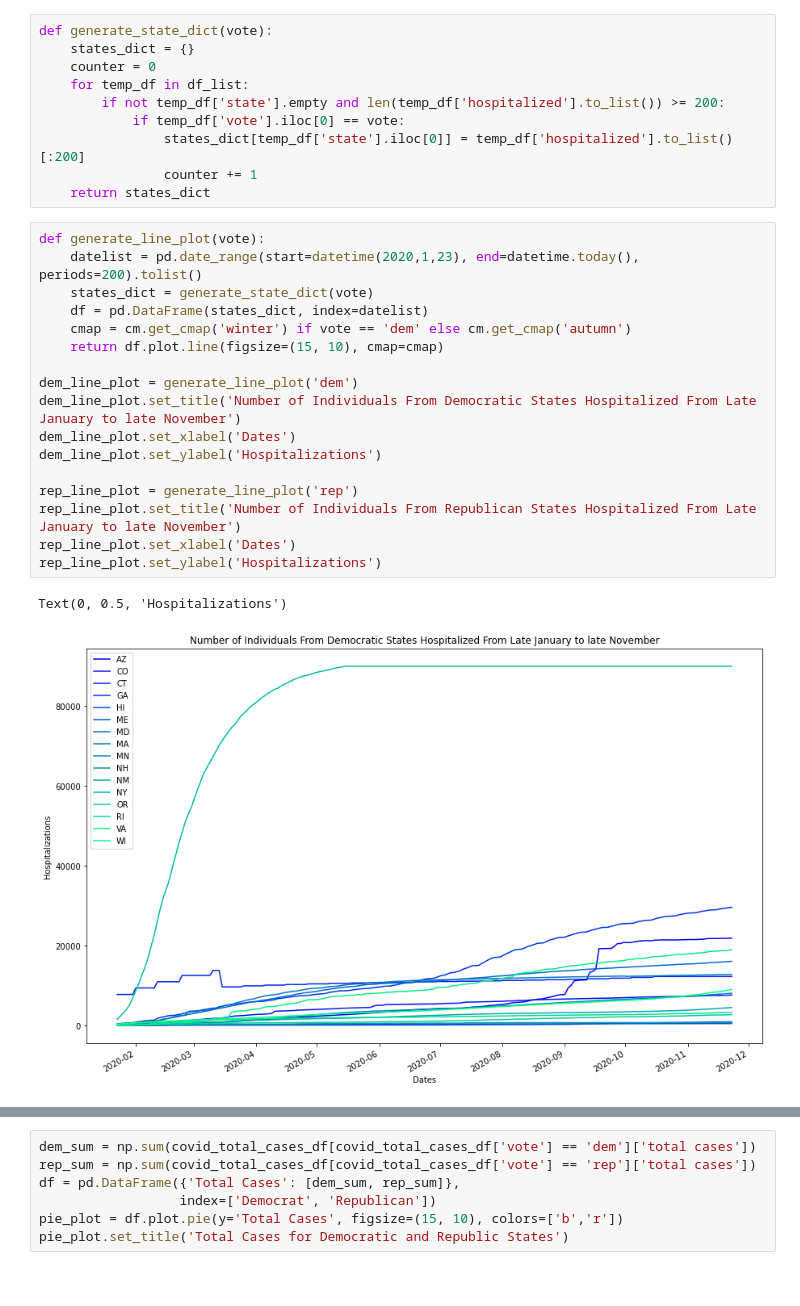
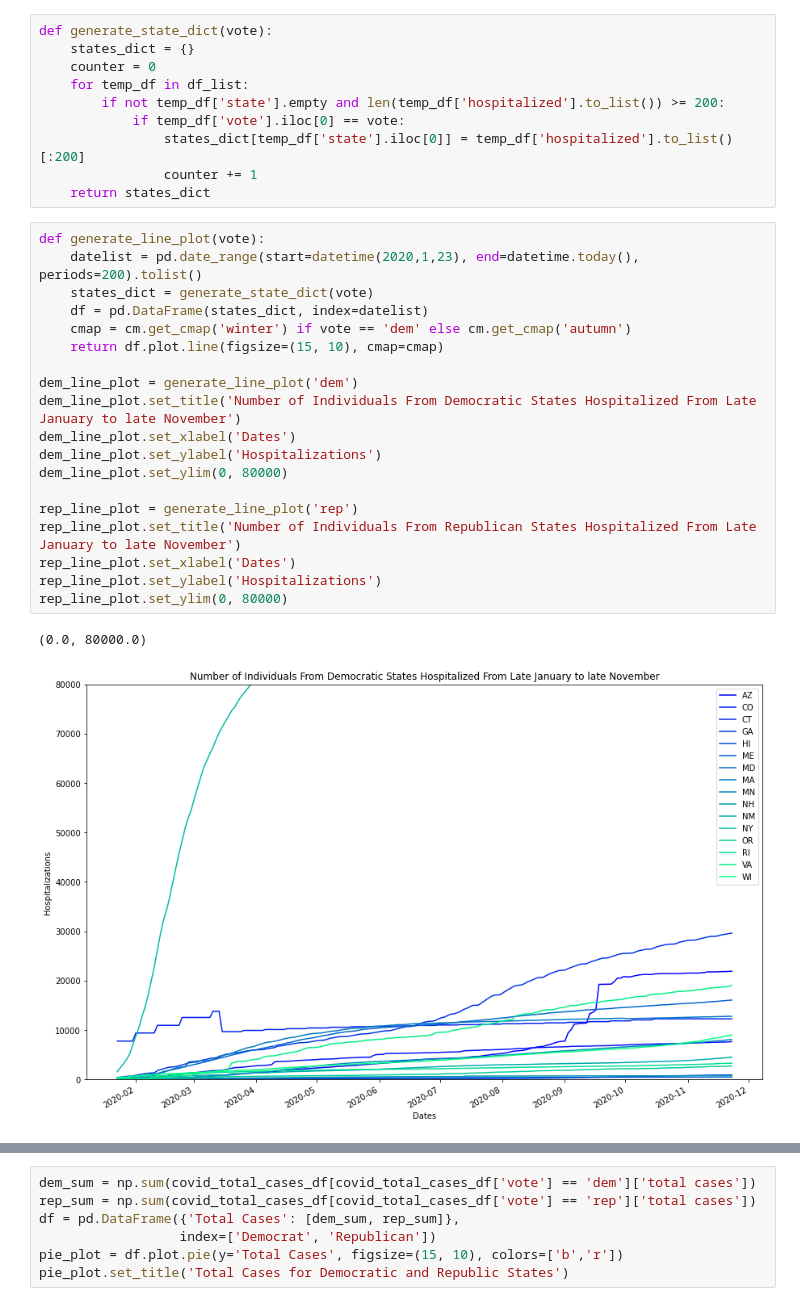
Before and after one commit to RicardoValdovinos/PolitiCovid19, a Jupyter notebook: main.ipynb, the cells around one changed output, grey strips where cells are left out. Saved outputs shown, nothing was run; the diff lists cells and outputs as text.

```diff
--- a/main.ipynb
+++ b/main.ipynb
@@ -526,20 +526,22 @@ def generate_state_dict(vote):
 # %%
 def generate_line_plot(vote):
     datelist = pd.date_range(start=datetime(2020,1,23), end=datetime.today(), periods=200).tolist()
     states_dict = generate_state_dict(vote)
     df = pd.DataFrame(states_dict, index=datelist)
     cmap = cm.get_cmap('winter') if vote == 'dem' else cm.get_cmap('autumn')
     return df.plot.line(figsize=(15, 10), cmap=cmap)
 
 dem_line_plot = generate_line_plot('dem')
 dem_line_plot.set_title('Number of Individuals From Democratic States Hospitalized From Late January to late November')
 dem_line_plot.set_xlabel('Dates')
 dem_line_plot.set_ylabel('Hospitalizations')
+dem_line_plot.set_ylim(0, 80000)
 
 rep_line_plot = generate_line_plot('rep')
 rep_line_plot.set_title('Number of Individuals From Republican States Hospitalized From Late January to late November')
 rep_line_plot.set_xlabel('Dates')
 rep_line_plot.set_ylabel('Hospitalizations')
+rep_line_plot.set_ylim(0, 80000)
 # %% [output]
-Text(0, 0.5, 'Hospitalizations')
+(0.0, 80000.0)
-[figure, old version]
+[figure, new version]
```
Also changed, not shown: parts of 2 cells of this notebook, 2 other files.
